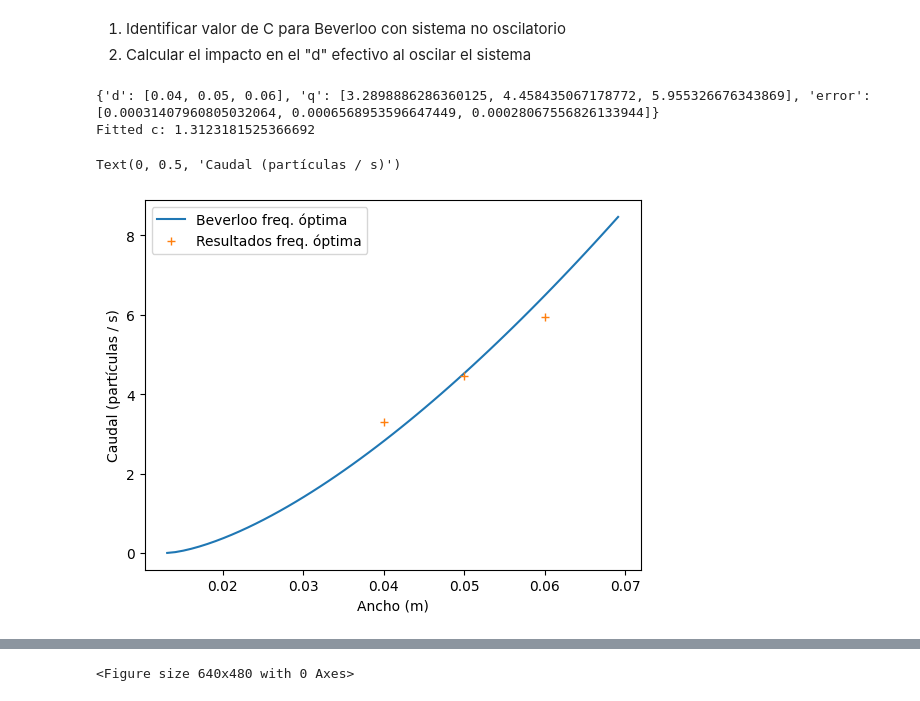
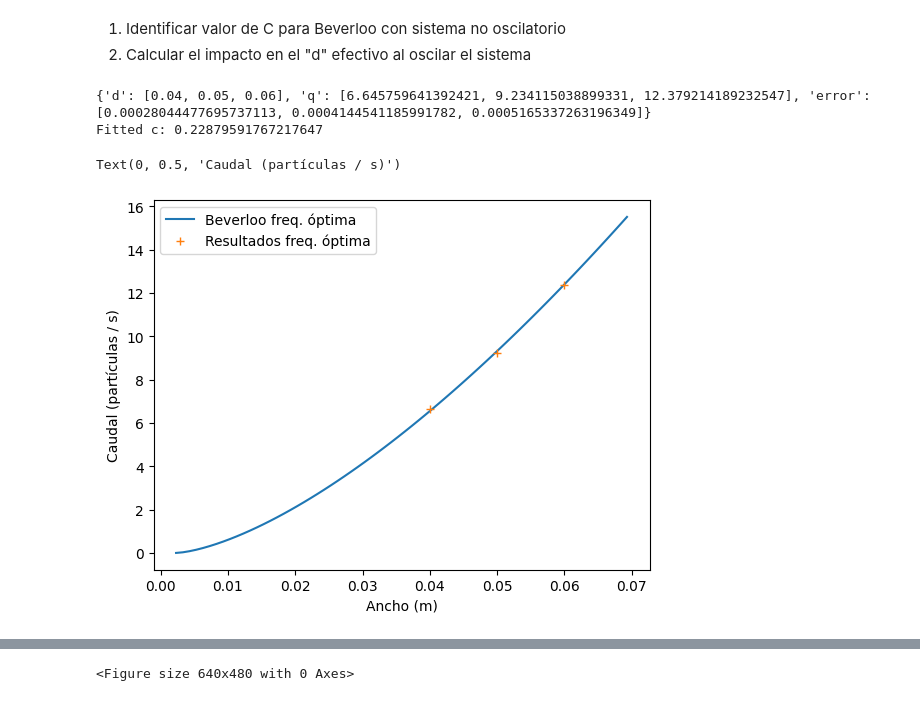
Before and after one commit to shadad00/Simulacion-de-sistemas, a Jupyter notebook: notebooks/TP5.ipynb, the cells around one changed output, grey strips where cells are left out. Saved outputs shown, nothing was run; the diff lists cells and outputs as text; code cells hidden in the pictures.

```diff
--- a/notebooks/TP5.ipynb
+++ b/notebooks/TP5.ipynb
@@ -171,7 +171,7 @@ def get_caudal_by_gap(freq):
     result["q"] = caudales
 
 
-    plot_map("fluxVsAncho.png", result_map, "Ancho(m)", "Caudal", False)
+    plot_map("fluxVsAncho.png", result_map, "Ancho(m)", "Caudal (particulas / s)", False)
 
     return result
 # %%
@@ -201,7 +200,7 @@ def plot_beverloo(points,c):
     plt.legend()
     plt.savefig("Beverloo.png")
 # %%
-dictio = get_caudal_by_gap(10)
+dictio = get_caudal_by_gap(15)
 D = dictio["d"]
 Q = dictio["q"]
 D = np.array(D) #pasando a centimetros
@@ -251,7 +250,7 @@ plot_beverloo(points, b_opt)
 1. Identificar valor de C para Beverloo con sistema no oscilatorio
 2. Calcular el impacto en el "d" efectivo al oscilar el sistema
 # %%
-VOLUME_HEIGHT = 0.35 # meters
+VOLUME_HEIGHT = 0.25 # meters
 VOLUME_WIDTH = 0.2 # meters
 PARTICLES_AMOUNT = 200
 PARTICLE_AVG_RADIUS = 0.01 # meters
@@ -268,12 +267,11 @@ def approximate_beverloo_c(
 ):
     D = np.array(D)
     total_volume = volume_width * volume_height
-    B = (particles_amount /(volume_height * volume_width)) * np.sqrt(gravity)
+    B = (particles_amount /(total_volume)) * np.sqrt(gravity)
     Q_despejado = np.exp(np.log(Q / B) / 1.5)
 
     popt, _ = curve_fit(linear_func, D, Q_despejado)
-    b_opt = popt[0] # c que aproxima.
-
+    b_opt = popt[0]  # c que aproxima.
     return b_opt
 # %%
 def beverloo_df(
@@ -320,27 +318,27 @@ def get_caudal_df(freq: int):
 
     return {"d": gaps, "q": caudales, "error":errors}
 # %%
-optimal_freq_data = get_caudal_df(freq=10)
+optimal_freq_data = get_caudal_df(freq=15)
 print(optimal_freq_data)
 c = approximate_beverloo_c(optimal_freq_data['d'], optimal_freq_data['q'])
 print(f"Fitted c: {c}")
 
-x = np.arange(c * PARTICLE_AVG_RADIUS, 0.07, 0.001)
+x = np.arange(np.abs(c * PARTICLE_AVG_RADIUS), 0.07, 0.001)
 
 beverloo = beverloo_df(x, c)
 
 fig, ax = plt.subplots()
 
 plot_beverloo_curve(beverloo, ax, "Beverloo freq. óptima")
 plot_beverloo_experiment_data_points([x for x in zip(D, Q)], ax, "Resultados freq. óptima", '+')
 
 ax.legend()
 ax.set_xlabel('Ancho (m)')
 ax.set_ylabel('Caudal (partículas / s)')
 
 # plt.show()
 # %% [output]
-{'d': [0.04, 0.05, 0.06], 'q': [3.2898886286360125, 4.458435067178772, 5.955326676343869], 'error': [0.00031407960805032064, 0.0006568953596647449, 0.00028067556826133944]}
-Fitted c: 1.3123181525366692
+{'d': [0.04, 0.05, 0.06], 'q': [6.645759641392421, 9.234115038899331, 12.379214189232547], 'error': [0.00028044477695737113, 0.0004144541185991782, 0.0005165337263196349]}
+Fitted c: 0.22879591767217647
 Text(0, 0.5, 'Caudal (partículas / s)')
-[figure, old version]
+[figure, new version]
```
Also changed, not shown: parts of 13 cells of this notebook.
